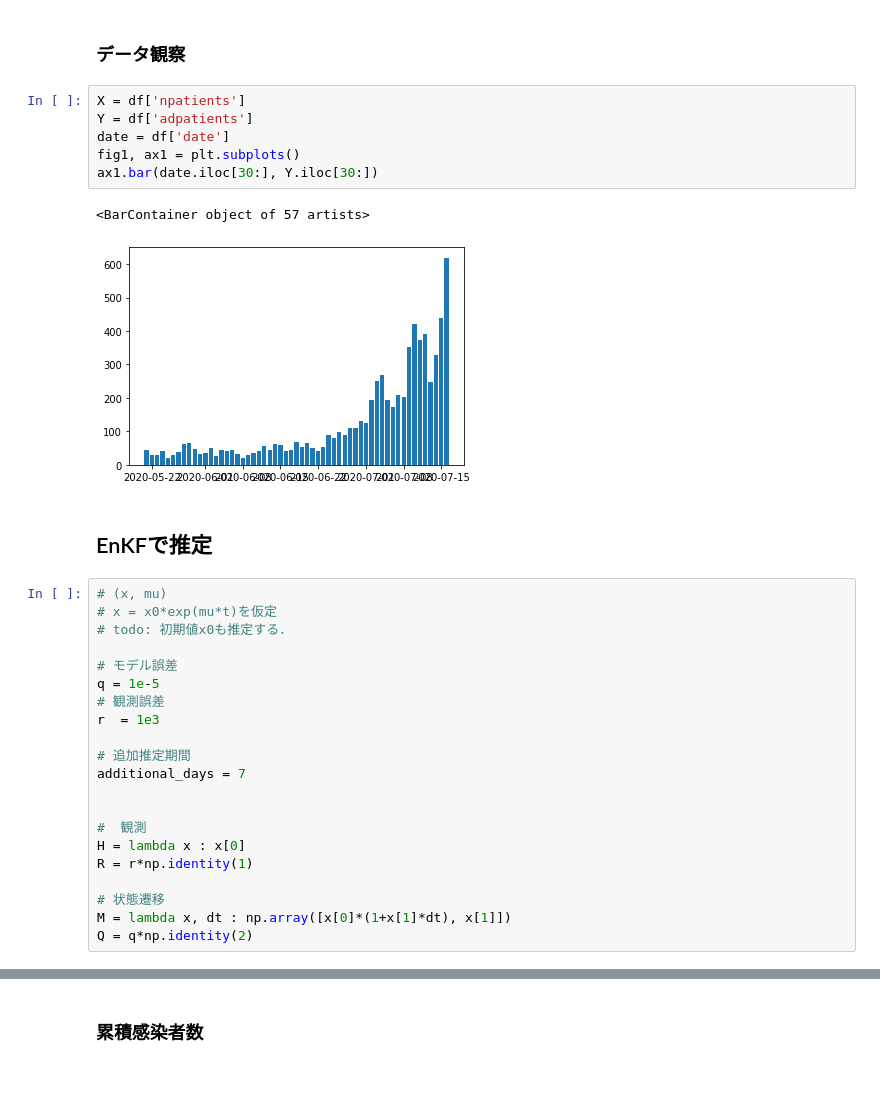
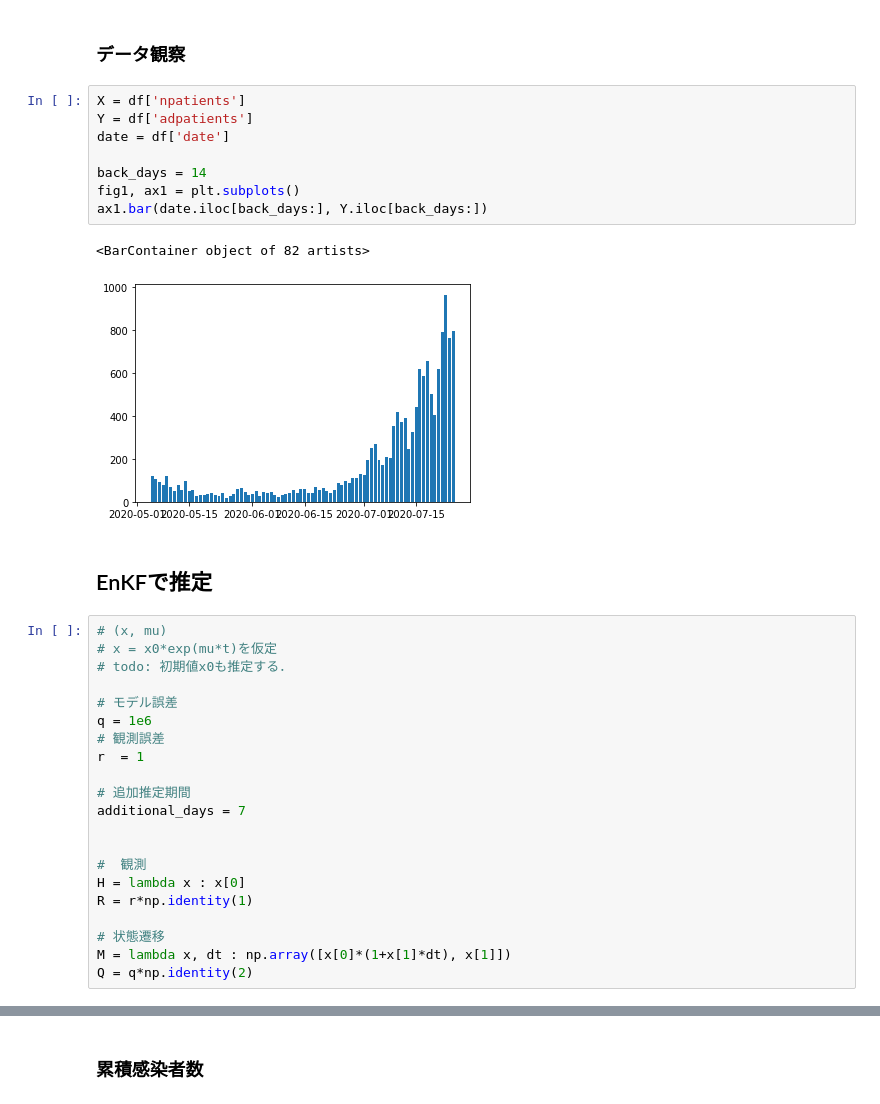
Before and after one commit to KotaTakeda/covid19_comformed_case_estimation, a Jupyter notebook: Parameter Estimation by EnKF.ipynb, the cells around one changed output, grey strips where cells are left out. Drawn from its saved outputs; the diff is of its cells as text; blank space fills up the shorter version.

```diff
--- a/Parameter Estimation by EnKF.ipynb
+++ b/Parameter Estimation by EnKF.ipynb
@@ -25,12 +25,14 @@ df = pd.read_json(path_for_save)
 # %%
 X = df['npatients']
 Y = df['adpatients']
 date = df['date']
+
+back_days = 14
 fig1, ax1 = plt.subplots()
-ax1.bar(date.iloc[30:], Y.iloc[30:])
+ax1.bar(date.iloc[back_days:], Y.iloc[back_days:])
 # %% [output]
-<BarContainer object of 57 artists>
+<BarContainer object of 82 artists>
-[figure, old version]
+[figure, new version]
 # %% [markdown]
 ## EnKFで推定
 # %%
@@ -39,9 +41,9 @@ ax1.bar(date.iloc[30:], Y.iloc[30:])
 # todo: 初期値x0も推定する．
 
 # モデル誤差
-q = 1e-5
+q = 1e6
 # 観測誤差
-r  = 1e3
+r  = 1
 
 # 追加推定期間
 additional_days = 7
```
Also changed, not shown: parts of 3 cells of this notebook, 2 other files.
